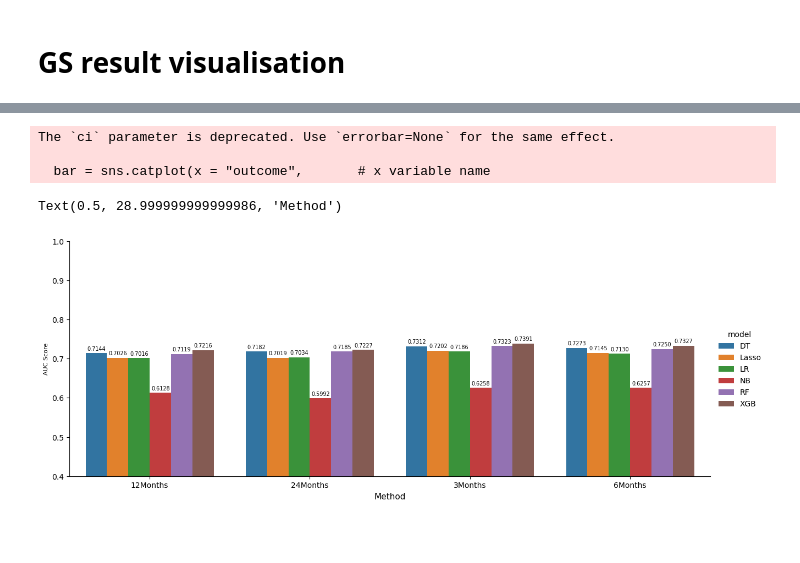
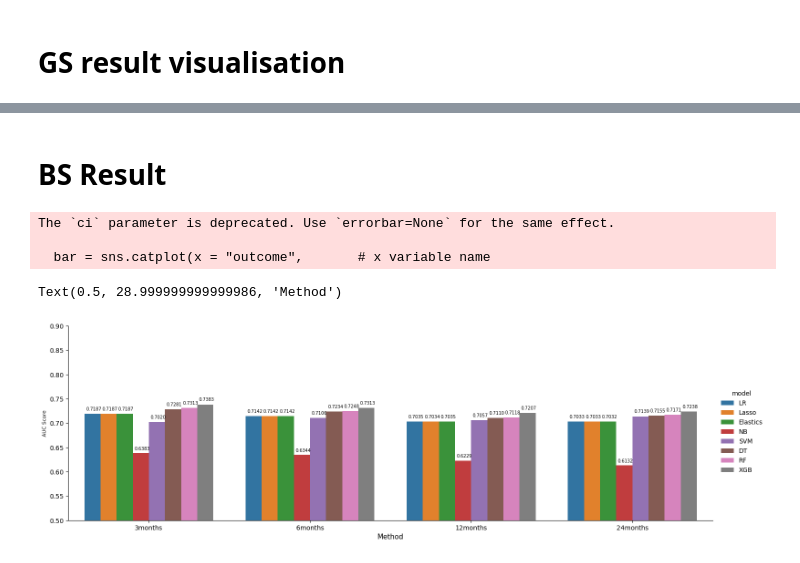
Before and after one commit to abudiarto/Asthma-python, a Jupyter notebook: processing_GS_result.ipynb, the cells around one changed output, grey strips where cells are left out. Cells and saved outputs as stored; diff of their text form; code cells hidden in the pictures; blank space fills up the shorter version.

```diff
--- a/processing_GS_result.ipynb
+++ b/processing_GS_result.ipynb
@@ -81,26 +103,30 @@ result.to_csv('../Models/GS_result_tidy.csv', index_label=False, index=False)
+# %% [markdown]
+# BS Result
+# %%
+result = pd.read_csv('../Models/BS_result.csv')
 # %%
 bar = sns.catplot(x = "outcome",       # x variable name
-            y = "best_score_auc",       # y variable name
+            y = "best_score",       # y variable name
             data = result,     # dataframe to plot
             hue = 'model',
             kind = "bar",
             height=5,
-            aspect=5/2,
+            aspect=6/2,
             ci = None)
 ax = bar.facet_axis(0,0)
 for p in ax.patches:
     ax.text(p.get_x() + 0.01,
             p.get_height() * 1.01,
             '{0:.4f}'.format(p.get_height()),
             color='black', rotation='horizontal', fontsize=7)
 
 # listOf_Yticks = np.arange(0.5, 0.7, 0.05)
-ax.set_ylim(0.4, 1)
+ax.set_ylim(0.5, .9)
 ax.set_ylabel('AUC Score', fontsize=8)
 ax.set_xlabel('Method', fontsize=11)
 # %% [output]
 The `ci` parameter is deprecated. Use `errorbar=None` for the same effect.
 
   bar = sns.catplot(x = "outcome",       # x variable name
 Text(0.5, 28.999999999999986, 'Method')
-[figure, old version]
+[figure, new version]
```
Also changed, not shown: parts of 6 cells of this notebook, 6 other files.
